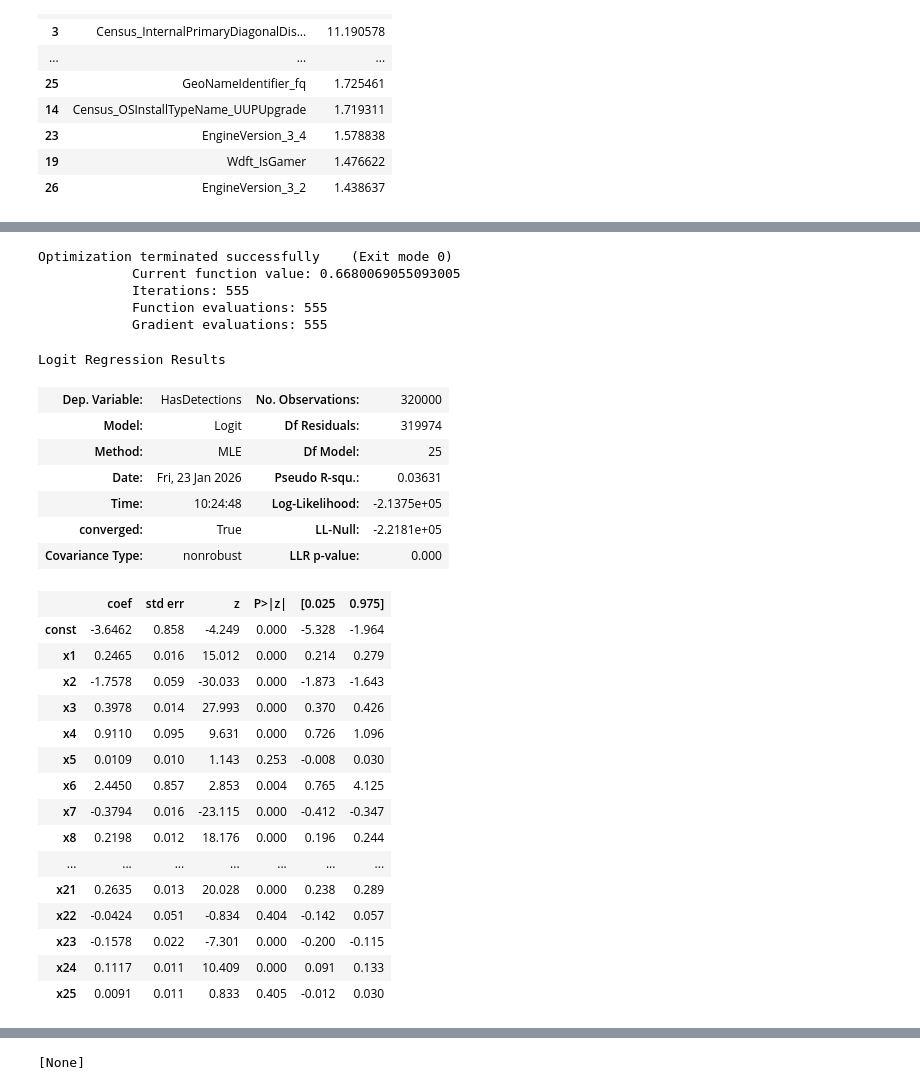
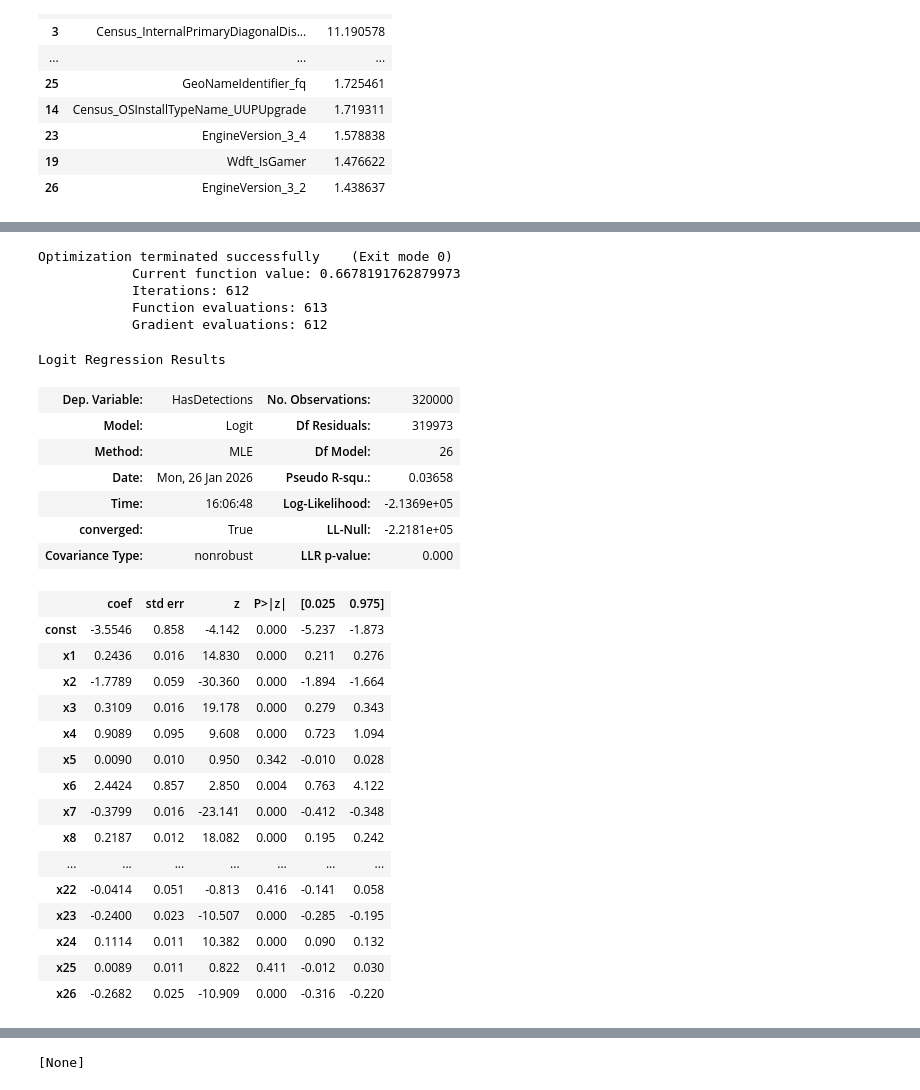
Before and after one commit to prasadPattuvamVeedu/microsoft_fraud_detection, a Jupyter notebook: microsofr_fraud_detection.ipynb, the cells around one changed output, grey strips where cells are left out. Cells and saved outputs as stored; diff of their text form; code cells hidden in the pictures.

```diff
--- a/microsofr_fraud_detection.ipynb
+++ b/microsofr_fraud_detection.ipynb
@@ -2494,43 +2515,43 @@ variance_infl3
 # %%
-[important_col.remove(col) for col in ["non_primary_drive_MB","EngineVersion_3_2"]]
+[important_col.remove(col) for col in ["non_primary_drive_MB"]]
 x_train_sc3,x_test_sc3=scaling_(x_[important_col],x_test[important_col])
 X = sm.add_constant(x_train_sc3)
 model_sm2 = sm.Logit(y_train, X).fit_regularized(
     alpha=0.5,
     L1_wt=0.5,
     maxiter=2000
 )
 model_sm2.summary()
 # %% [output]
 Optimization terminated successfully    (Exit mode 0)
-            Current function value: 0.6680069055093005
-            Iterations: 555
-            Function evaluations: 555
-            Gradient evaluations: 555
+            Current function value: 0.6678191762879973
+            Iterations: 612
+            Function evaluations: 613
+            Gradient evaluations: 612
 Logit Regression Results
 | Dep. Variable: | HasDetections | No. Observations: | 320000 |
-| Model: | Logit | Df Residuals: | 319974 |
-| Method: | MLE | Df Model: | 25 |
-| Date: | Fri, 23 Jan 2026 | Pseudo R-squ.: | 0.03631 |
-| Time: | 10:24:48 | Log-Likelihood: | -2.1375e+05 |
+| Model: | Logit | Df Residuals: | 319973 |
+| Method: | MLE | Df Model: | 26 |
+| Date: | Mon, 26 Jan 2026 | Pseudo R-squ.: | 0.03658 |
+| Time: | 16:06:48 | Log-Likelihood: | -2.1369e+05 |
 | converged: | True | LL-Null: | -2.2181e+05 |
 | Covariance Type: | nonrobust | LLR p-value: | 0.000 |
 |  | coef | std err | z | P>|z| | [0.025 | 0.975] |
-| const | -3.6462 | 0.858 | -4.249 | 0.000 | -5.328 | -1.964 |
-| x1 | 0.2465 | 0.016 | 15.012 | 0.000 | 0.214 | 0.279 |
-| x2 | -1.7578 | 0.059 | -30.033 | 0.000 | -1.873 | -1.643 |
-| x3 | 0.3978 | 0.014 | 27.993 | 0.000 | 0.370 | 0.426 |
-| x4 | 0.9110 | 0.095 | 9.631 | 0.000 | 0.726 | 1.096 |
-| x5 | 0.0109 | 0.010 | 1.143 | 0.253 | -0.008 | 0.030 |
-| x6 | 2.4450 | 0.857 | 2.853 | 0.004 | 0.765 | 4.125 |
-| x7 | -0.3794 | 0.016 | -23.115 | 0.000 | -0.412 | -0.347 |
-| x8 | 0.2198 | 0.012 | 18.176 | 0.000 | 0.196 | 0.244 |
+| const | -3.5546 | 0.858 | -4.142 | 0.000 | -5.237 | -1.873 |
+| x1 | 0.2436 | 0.016 | 14.830 | 0.000 | 0.211 | 0.276 |
+| x2 | -1.7789 | 0.059 | -30.360 | 0.000 | -1.894 | -1.664 |
+| x3 | 0.3109 | 0.016 | 19.178 | 0.000 | 0.279 | 0.343 |
+| x4 | 0.9089 | 0.095 | 9.608 | 0.000 | 0.723 | 1.094 |
+| x5 | 0.0090 | 0.010 | 0.950 | 0.342 | -0.010 | 0.028 |
+| x6 | 2.4424 | 0.857 | 2.850 | 0.004 | 0.763 | 4.122 |
+| x7 | -0.3799 | 0.016 | -23.141 | 0.000 | -0.412 | -0.348 |
+| x8 | 0.2187 | 0.012 | 18.082 | 0.000 | 0.195 | 0.242 |
 | ... | ... | ... | ... | ... | ... | ... |
-| x21 | 0.2635 | 0.013 | 20.028 | 0.000 | 0.238 | 0.289 |
-| x22 | -0.0424 | 0.051 | -0.834 | 0.404 | -0.142 | 0.057 |
-| x23 | -0.1578 | 0.022 | -7.301 | 0.000 | -0.200 | -0.115 |
-| x24 | 0.1117 | 0.011 | 10.409 | 0.000 | 0.091 | 0.133 |
-| x25 | 0.0091 | 0.011 | 0.833 | 0.405 | -0.012 | 0.030 |
+| x22 | -0.0414 | 0.051 | -0.813 | 0.416 | -0.141 | 0.058 |
+| x23 | -0.2400 | 0.023 | -10.507 | 0.000 | -0.285 | -0.195 |
+| x24 | 0.1114 | 0.011 | 10.382 | 0.000 | 0.090 | 0.132 |
+| x25 | 0.0089 | 0.011 | 0.822 | 0.411 | -0.012 | 0.030 |
+| x26 | -0.2682 | 0.025 | -10.909 | 0.000 | -0.316 | -0.220 |
 # %%
 variance_infl4=vif(x_[important_col])
 variance_infl4
```
Also changed, not shown: parts of 65 cells of this notebook.
